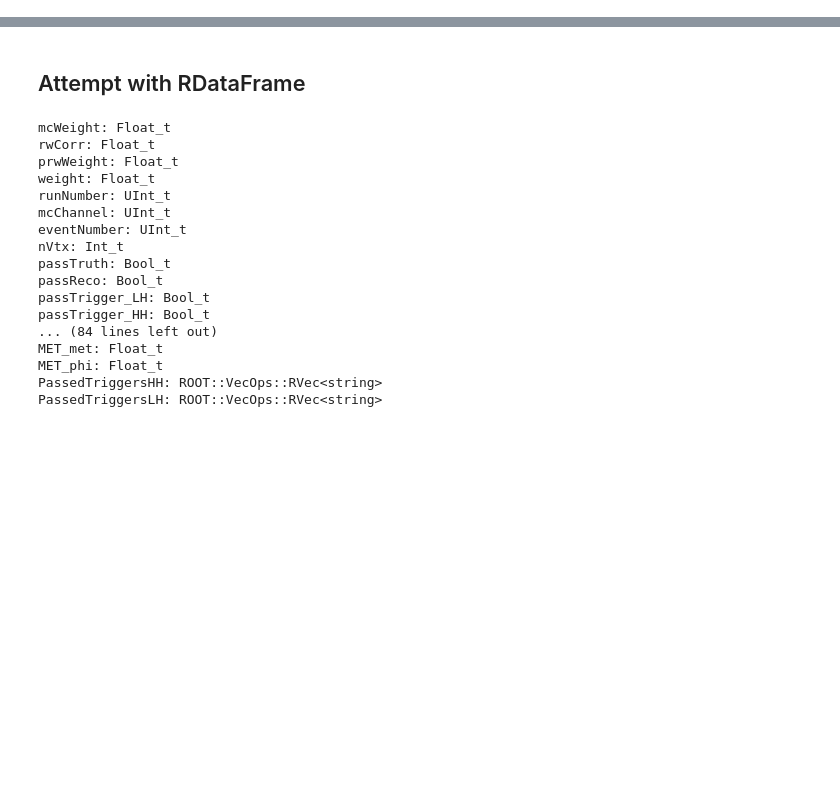
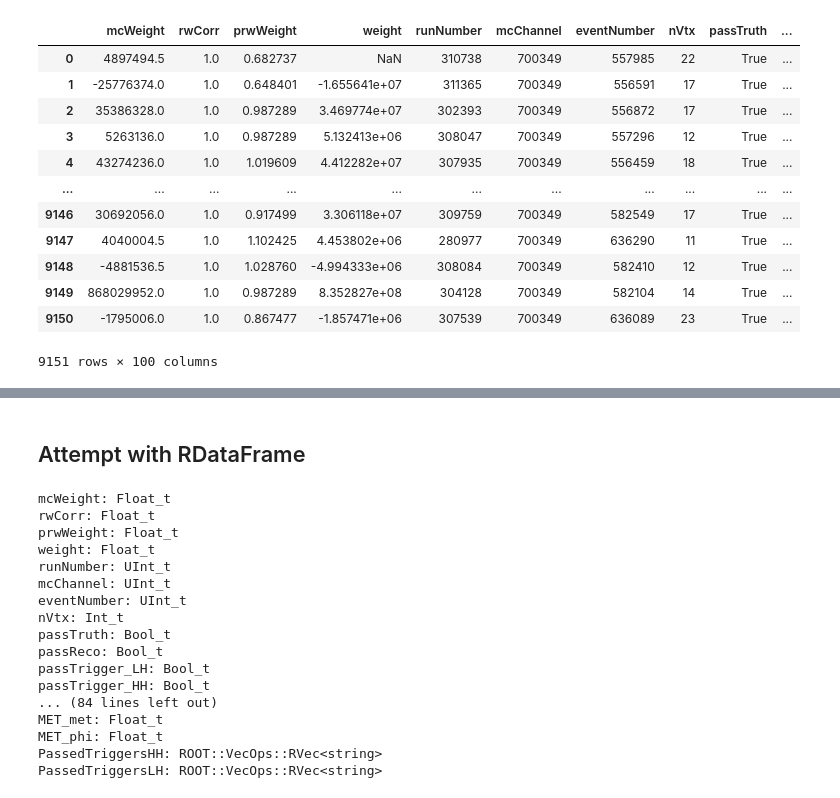
Before and after one commit to KeanuGh/myROOT_analysis_framework, a Jupyter notebook: notebooks/DTA_output.ipynb, the cells around one changed output, grey strips where cells are left out. Saved outputs shown, nothing was run; the diff lists cells and outputs as text; code cells hidden in the pictures; blank space fills up the shorter version.

```diff
--- a/notebooks/DTA_output.ipynb
+++ b/notebooks/DTA_output.ipynb
@@ -29,3 +27,5 @@ wanted_cols = [
 	'TruthTau_isHadronic',
 	'MET_etx', 'MET_ety', 'MET_met', 'MET_phi',
 ]
+# %%
+Rdf = ROOT.RDataFrame(treename, filepath)
@@ -31,0 +37,17 @@ wanted_cols = [
+# %%
+df = pd.DataFrame(Rdf.AsNumpy())
+df
+# %% [output]
+|  | mcWeight | rwCorr | prwWeight | weight | runNumber | mcChannel | eventNumber | nVtx | passTruth | ... |
+| 0 | 4897494.5 | 1.0 | 0.682737 | NaN | 310738 | 700349 | 557985 | 22 | True | ... |
+| 1 | -25776374.0 | 1.0 | 0.648401 | -1.655641e+07 | 311365 | 700349 | 556591 | 17 | True | ... |
+| 2 | 35386328.0 | 1.0 | 0.987289 | 3.469774e+07 | 302393 | 700349 | 556872 | 17 | True | ... |
+| 3 | 5263136.0 | 1.0 | 0.987289 | 5.132413e+06 | 308047 | 700349 | 557296 | 12 | True | ... |
+| 4 | 43274236.0 | 1.0 | 1.019609 | 4.412282e+07 | 307935 | 700349 | 556459 | 18 | True | ... |
+| ... | ... | ... | ... | ... | ... | ... | ... | ... | ... | ... |
+| 9146 | 30692056.0 | 1.0 | 0.917499 | 3.306118e+07 | 309759 | 700349 | 582549 | 17 | True | ... |
+| 9147 | 4040004.5 | 1.0 | 1.102425 | 4.453802e+06 | 280977 | 700349 | 636290 | 11 | True | ... |
+| 9148 | -4881536.5 | 1.0 | 1.028760 | -4.994333e+06 | 308084 | 700349 | 582410 | 12 | True | ... |
+| 9149 | 868029952.0 | 1.0 | 0.987289 | 8.352827e+08 | 304128 | 700349 | 582104 | 14 | True | ... |
+| 9150 | -1795006.0 | 1.0 | 0.867477 | -1.857471e+06 | 307539 | 700349 | 636089 | 23 | True | ... |
+9151 rows × 100 columns
```
Also changed, not shown: parts of 8 cells of this notebook, 4 other files.
